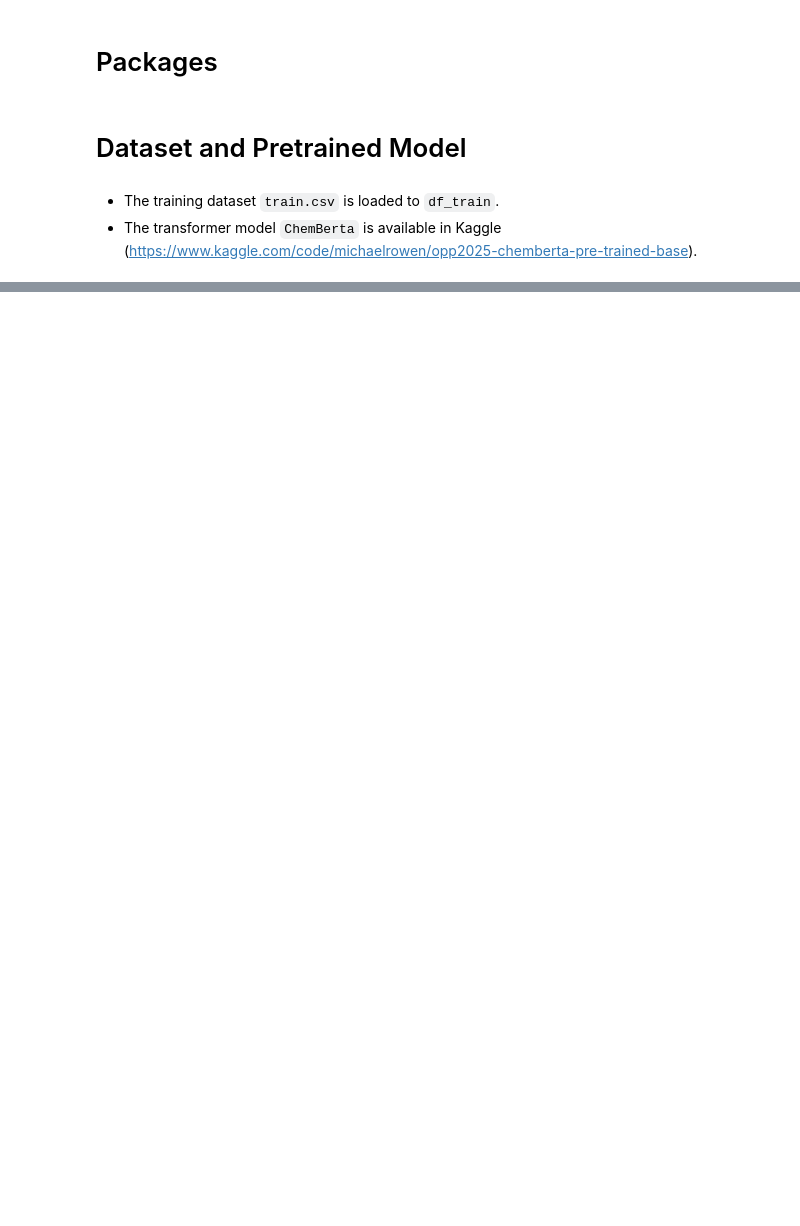
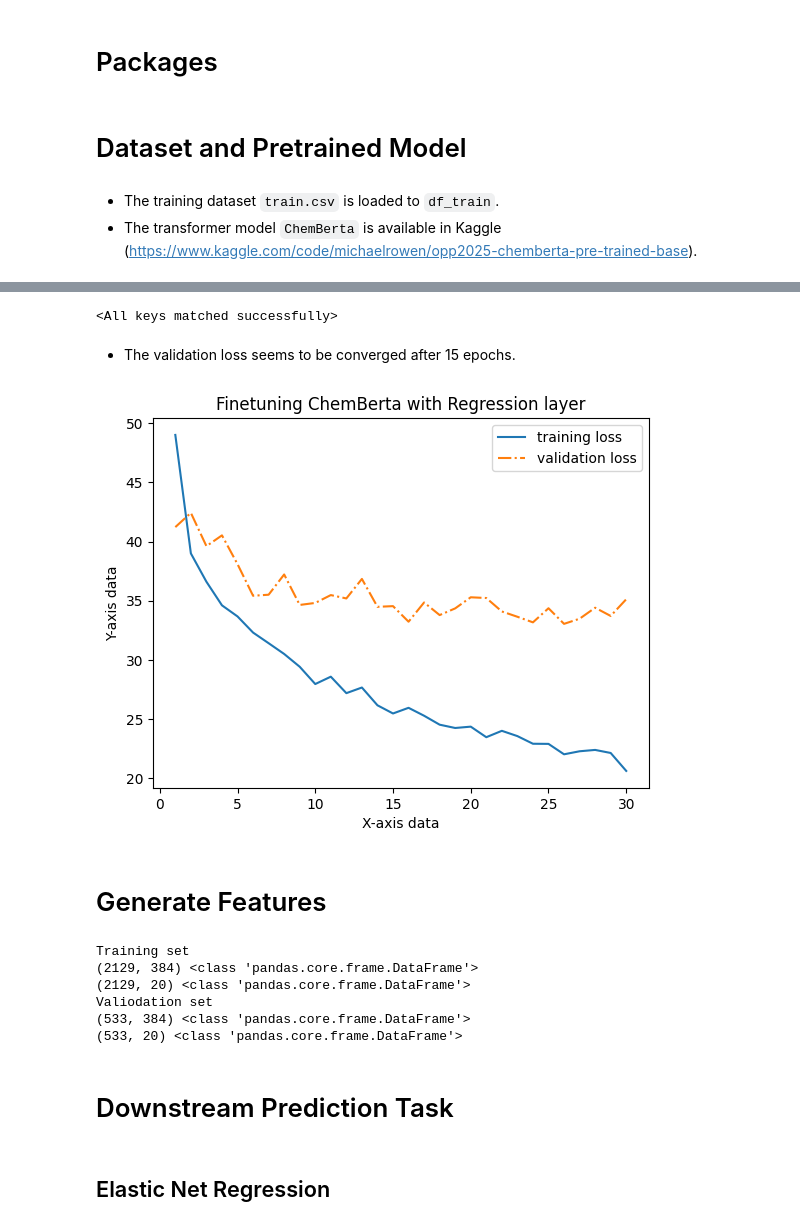
Before and after one commit to andyc1997/Melting-Point-Estimation-with-ChemBert, a Jupyter notebook: melting-pointing-prediction-with-chembert.ipynb, the cells around one changed output, grey strips where cells are left out. Cells and saved outputs as stored; diff of their text form; code cells hidden in the pictures; blank space fills up the shorter version.

Commit message:
Kaggle Notebook | ChemBERTa FineTuning | Version 9

```diff
--- a/melting-pointing-prediction-with-chembert.ipynb
+++ b/melting-pointing-prediction-with-chembert.ipynb
@@ -78,21 +73,0 @@ The unit test for creating and loading `ChemDataset` in development.
-# %%
-device = 'cuda' if torch.cuda.is_available() else 'cpu'
-chemberta.model.to(device)
-
-n_epochs = 50
-for epoch in range(n_epochs):
-    chemberta.model.train()
-    epoch_loss = 0
-    epoch_size = 0
-    for batch in dataloader:
-        inputs = {k: v.to(device) for k, v in batch.items() if k != "labels"}
-        labels = batch['labels'].to(device).unsqueeze(1)  # shape [B,1]
-        outputs = chemberta.model(**inputs).logits  # shape [B,1]
-        loss = loss_fn(outputs, labels)
-        optimizer.zero_grad()
-        loss.backward()
-        optimizer.step()
-        epoch_loss += loss.item() * dataloader.batch_size * (Tm_Scaler.var_[0]**0.5)
-        epoch_size += dataloader.batch_size
-
-    print(f"Epoch {epoch + 1} done, last batch loss: {epoch_loss/epoch_size:.4f}")
@@ -257,0 +92,12 @@ df_out.to_csv('./submission.csv', index=False)
+# %%
+# Training configuration
+chemberta = BERTEmbedder(model_name=chemberta_model)
+optimizer = AdamW(chemberta.model.parameters(), lr=1e-4) # lr set by experiment
+loss_fn = nn.L1Loss() # Since reduce = mean, L1Loss measures MAE
+n_epochs = 30
+
+# Data handler
+dataset_train = ChemDataset(df_train, chemberta.tokenizer)
+dataset_val = ChemDataset(df_val, chemberta.tokenizer)
+dataloader_train = DataLoader(dataset_train, batch_size=16, shuffle=True) # batch_size set by experiment
+dataloader_val = DataLoader(dataset_val, batch_size=16, shuffle=True) # batch_size set by experiment
@@ -257,0 +183,23 @@ df_out.to_csv('./submission.csv', index=False)
+# %%
+# Load the best model
+chemberta.model.eval()
+chemberta.model.to('cpu')
+chemberta.model.load_state_dict(torch.load('/kaggle/working/weights.pth', map_location=torch.device('cpu')))
+# %% [output]
+<All keys matched successfully>
+# %% [markdown]
++ The validation loss seems to be converged after 15 epochs.
+# %%
+import matplotlib.pyplot as plt
+plt.plot([i + 1 for i in range(n_epochs)], train_loss_list, label ='training loss')
+plt.plot([i + 1 for i in range(n_epochs)], val_loss_list, '-.', label ='validation loss')
+
+plt.xlabel("X-axis data")
+plt.ylabel("Y-axis data")
+plt.legend()
+plt.title('Finetuning ChemBerta with Regression layer')
+plt.show()
+# %% [output]
+[figure, added]
+# %% [markdown]
+# Generate Features
@@ -257,0 +261,18 @@ df_out.to_csv('./submission.csv', index=False)
+# %%
+# Dataset size
+print('Training set')
+print(embeddings_train.shape, type(embeddings_train))
+print(molecular_features_train.shape, type(molecular_features_train))
+
+print('Valiodation set')
+print(embeddings_val.shape, type(embeddings_val))
+print(molecular_features_val.shape, type(molecular_features_val))
+# %% [output]
+Training set
+(2129, 384) <class 'pandas.core.frame.DataFrame'>
+(2129, 20) <class 'pandas.core.frame.DataFrame'>
+Valiodation set
+(533, 384) <class 'pandas.core.frame.DataFrame'>
+(533, 20) <class 'pandas.core.frame.DataFrame'>
+# %% [markdown]
+# Downstream Prediction Task
@@ -257,0 +301,2 @@ df_out.to_csv('./submission.csv', index=False)
+# %% [markdown]
+## Elastic Net Regression
```
Also changed, not shown: parts of 45 cells of this notebook.
